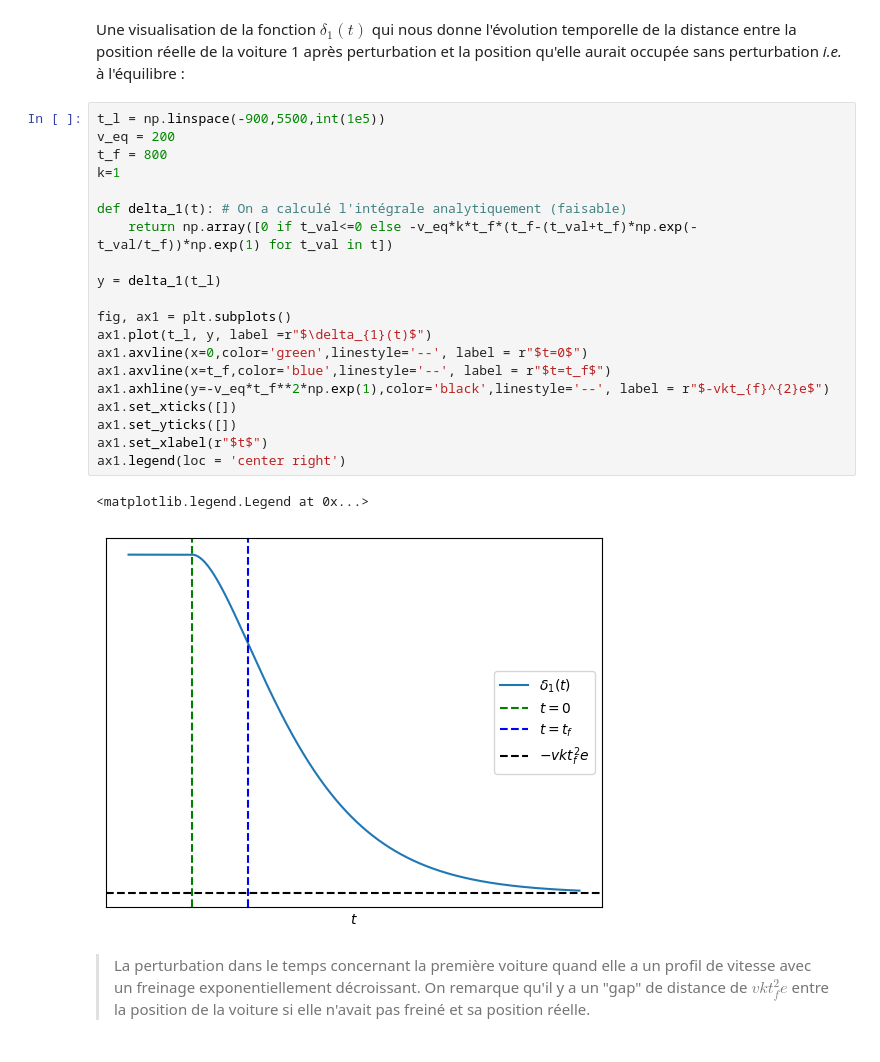
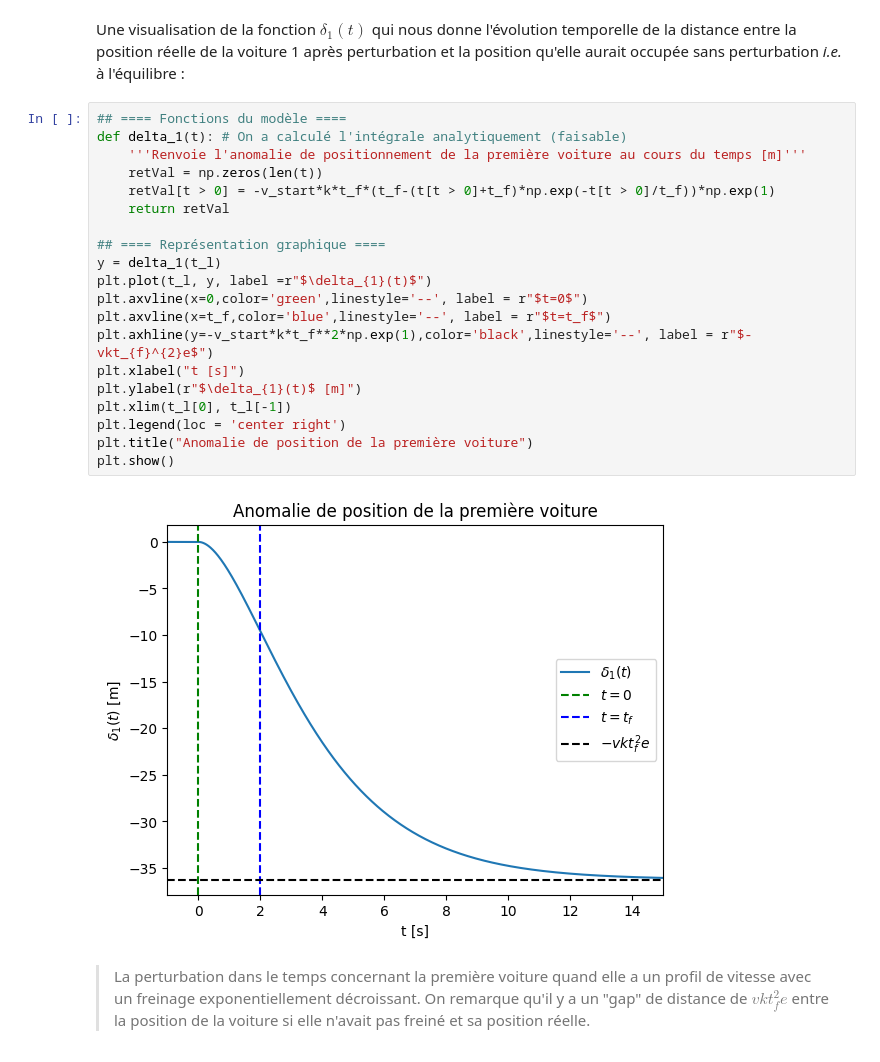
Before and after one commit to ThibautLavenant/phyMod_miniproject, a Jupyter notebook: MiniProject.ipynb, the cells around one changed output. Saved outputs shown, nothing was run; the diff lists cells and outputs as text.

```diff
--- a/MiniProject.ipynb
+++ b/MiniProject.ipynb
@@ -315,27 +337,26 @@ Text(-0.1, 0.95, '$v$')
 # %% [markdown]
 Une visualisation de la fonction $\delta_{1}(t)$ qui nous donne l'évolution temporelle de la distance entre la position réelle de la voiture 1 après perturbation et la position qu'elle aurait occupée sans perturbation *i.e.* à l'équilibre :
 # %%
-t_l = np.linspace(-900,5500,int(1e5))
-v_eq = 200
-t_f = 800
-k=1
+## ==== Fonctions du modèle ====
+def delta_1(t): # On a calculé l'intégrale analytiquement (faisable)
+    '''Renvoie l'anomalie de positionnement de la première voiture au cours du temps [m]'''
+    retVal = np.zeros(len(t))
+    retVal[t > 0] = -v_start*k*t_f*(t_f-(t[t > 0]+t_f)*np.exp(-t[t > 0]/t_f))*np.exp(1)
+    return retVal
 
-def delta_1(t): # On a calculé l'intégrale analytiquement (faisable)
-    return np.array([0 if t_val<=0 else -v_eq*k*t_f*(t_f-(t_val+t_f)*np.exp(-t_val/t_f))*np.exp(1) for t_val in t])
-
+## ==== Représentation graphique ====
 y = delta_1(t_l)
-
-fig, ax1 = plt.subplots()
-ax1.plot(t_l, y, label =r"$\delta_{1}(t)$")
-ax1.axvline(x=0,color='green',linestyle='--', label = r"$t=0$")
-ax1.axvline(x=t_f,color='blue',linestyle='--', label = r"$t=t_f$")
-ax1.axhline(y=-v_eq*t_f**2*np.exp(1),color='black',linestyle='--', label = r"$-vkt_{f}^{2}e$")
-ax1.set_xticks([])
-ax1.set_yticks([])
-ax1.set_xlabel(r"$t$")
-ax1.legend(loc = 'center right')
+plt.plot(t_l, y, label =r"$\delta_{1}(t)$")
+plt.axvline(x=0,color='green',linestyle='--', label = r"$t=0$")
+plt.axvline(x=t_f,color='blue',linestyle='--', label = r"$t=t_f$")
+plt.axhline(y=-v_start*k*t_f**2*np.exp(1),color='black',linestyle='--', label = r"$-vkt_{f}^{2}e$")
+plt.xlabel("t [s]")
+plt.ylabel(r"$\delta_{1}(t)$ [m]")
+plt.xlim(t_l[0], t_l[-1])
+plt.legend(loc = 'center right')
+plt.title("Anomalie de position de la première voiture")
+plt.show()
 # %% [output]
-<matplotlib.legend.Legend at 0x...>
-[figure, old version]
+[figure, new version]
 # %% [markdown]
 > La perturbation dans le temps concernant la première voiture quand elle a un profil de vitesse avec un freinage exponentiellement décroissant. On remarque qu'il y a un "gap" de distance de $vkt_{f}^{2}e$ entre la position de la voiture si elle n'avait pas freiné et sa position réelle.
```
Also changed, not shown: parts of 16 cells of this notebook, 1 other file.
